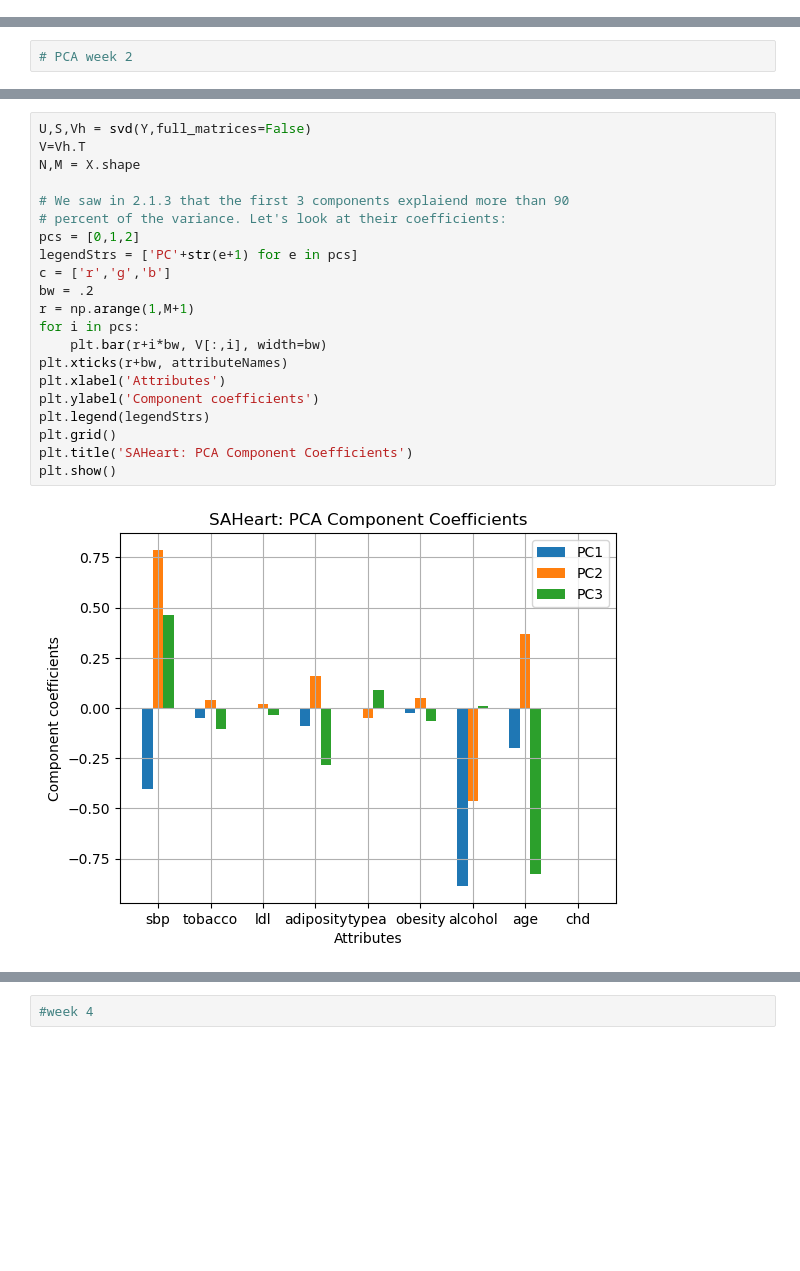
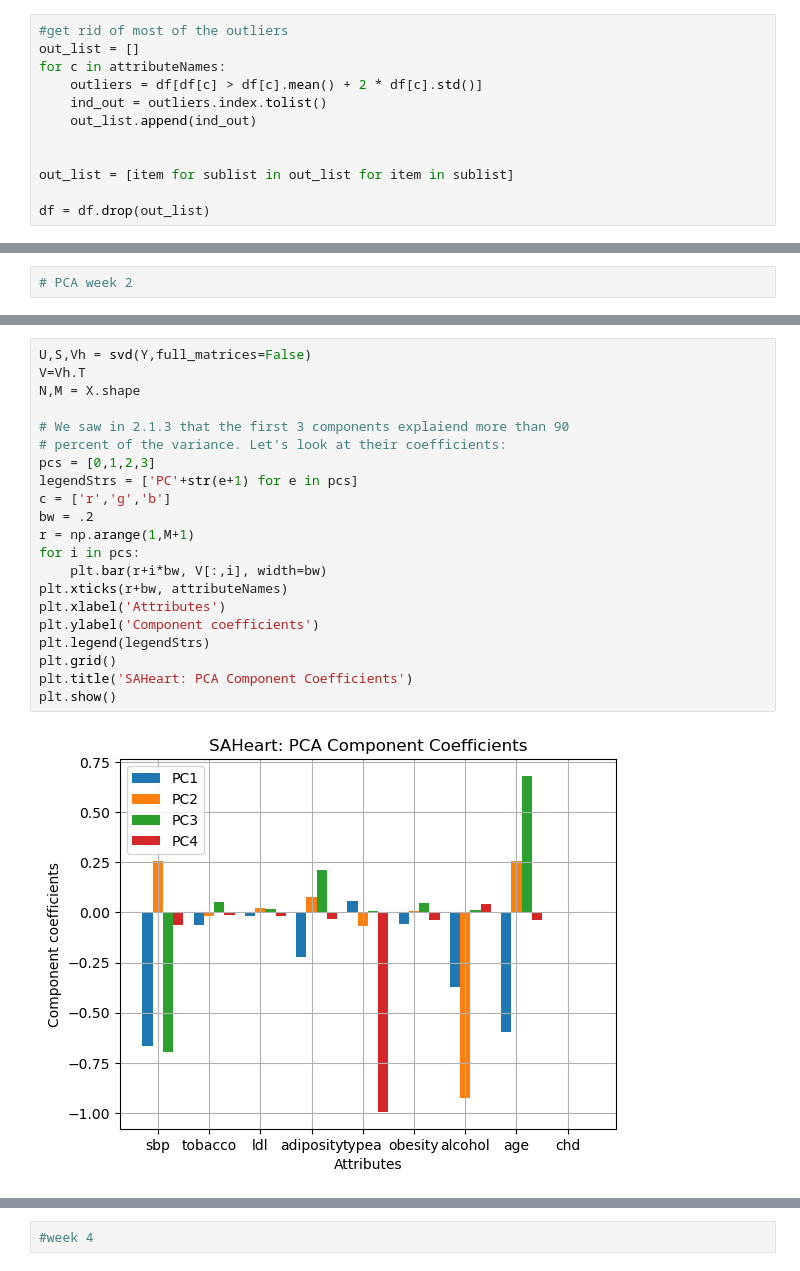
Before and after one commit to carolinahdzm/MLandDataProject, a Jupyter notebook: projectML.ipynb, the cells around one changed output, grey strips where cells are left out. Saved outputs shown, nothing was run; the diff lists cells and outputs as text; blank space fills up the shorter version.

```diff
--- a/projectML.ipynb
+++ b/projectML.ipynb
@@ -59,3 +71,15 @@ df.shape
+# %%
+#get rid of most of the outliers
+out_list = []
+for c in attributeNames:
+    outliers = df[df[c] > df[c].mean() + 2 * df[c].std()]
+    ind_out = outliers.index.tolist()
+    out_list.append(ind_out)
+
+
+out_list = [item for sublist in out_list for item in sublist]
+
+df = df.drop(out_list)
 # %%
 raw_data = df.values
 raw_data
@@ -224,26 +227,26 @@ show()
 # %%
 U,S,Vh = svd(Y,full_matrices=False)
 V=Vh.T
 N,M = X.shape
 
 # We saw in 2.1.3 that the first 3 components explaiend more than 90
 # percent of the variance. Let's look at their coefficients:
-pcs = [0,1,2]
+pcs = [0,1,2,3]
 legendStrs = ['PC'+str(e+1) for e in pcs]
 c = ['r','g','b']
 bw = .2
 r = np.arange(1,M+1)
 for i in pcs:
     plt.bar(r+i*bw, V[:,i], width=bw)
 plt.xticks(r+bw, attributeNames)
 plt.xlabel('Attributes')
 plt.ylabel('Component coefficients')
 plt.legend(legendStrs)
 plt.grid()
 plt.title('SAHeart: PCA Component Coefficients')
 plt.show()
 # %% [output]
-[figure, old version]
+[figure, new version]
 # %%
 # Inspecting the plot, we see that the 2nd principal component has large
 # (in magnitude) coefficients for attributes A, E and H. We can confirm
```
Also changed, not shown: parts of 27 cells of this notebook.
